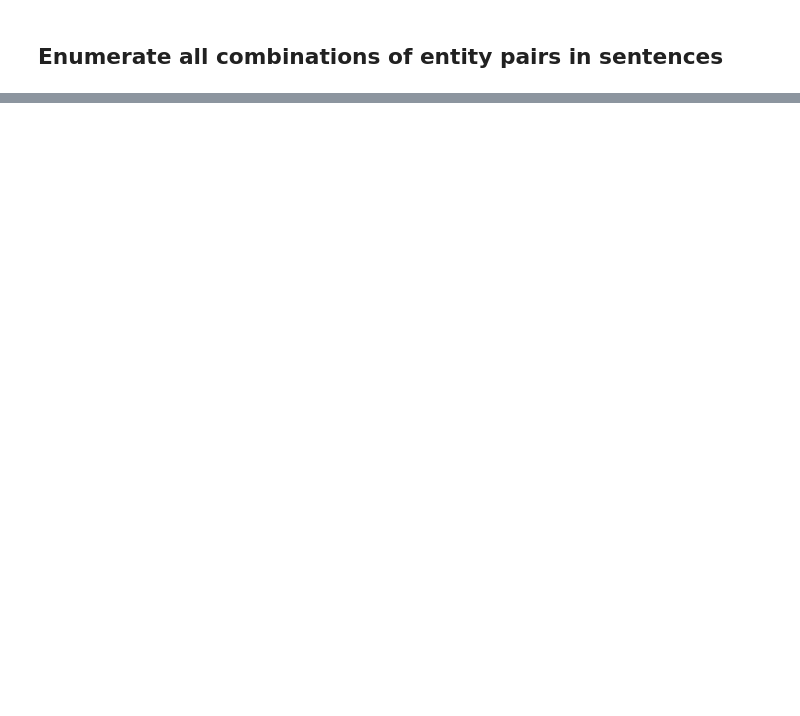
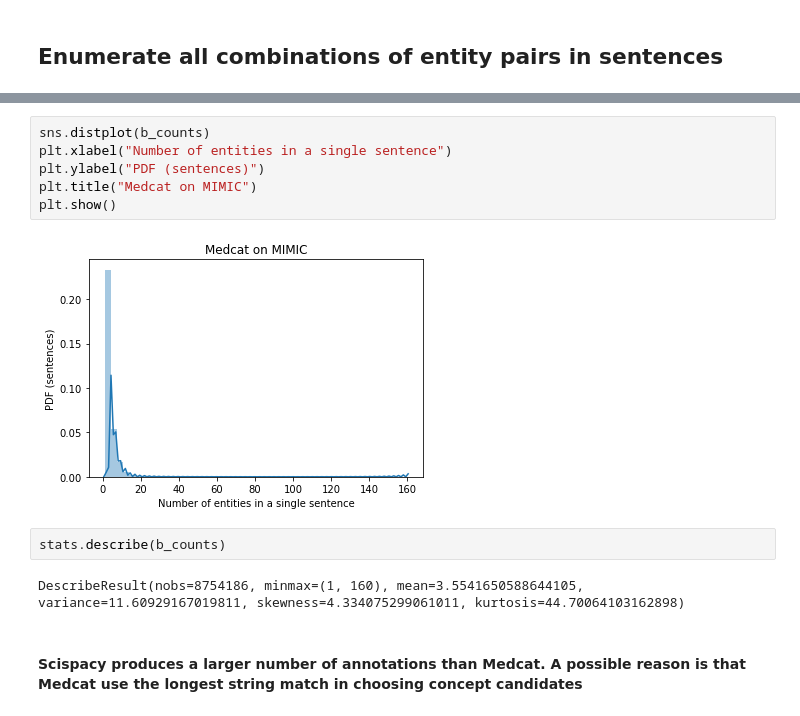
Before and after one commit to wtgme/snomed, a Jupyter notebook: distant_supervision.ipynb, the cells around one changed output, grey strips where cells are left out. Cells and saved outputs as stored; diff of their text form; blank space fills up the shorter version.

```diff
--- a/distant_supervision.ipynb
+++ b/distant_supervision.ipynb
@@ -92,0 +272,14 @@ So:
+# %%
+sns.distplot(b_counts)
+plt.xlabel("Number of entities in a single sentence")
+plt.ylabel("PDF (sentences)")
+plt.title("Medcat on MIMIC")
+plt.show()
+# %% [output]
+[figure, added]
+# %%
+stats.describe(b_counts)
+# %% [output]
+DescribeResult(nobs=8754186, minmax=(1, 160), mean=3.5541650588644105, variance=11.60929167019811, skewness=4.334075299061011, kurtosis=44.70064103162898)
+# %% [markdown]
+#### Scispacy produces a larger number of annotations than Medcat. A possible reason is that Medcat use the longest string match in choosing concept candidates
```
Also changed, not shown: parts of 42 cells of this notebook, 1 other file.
